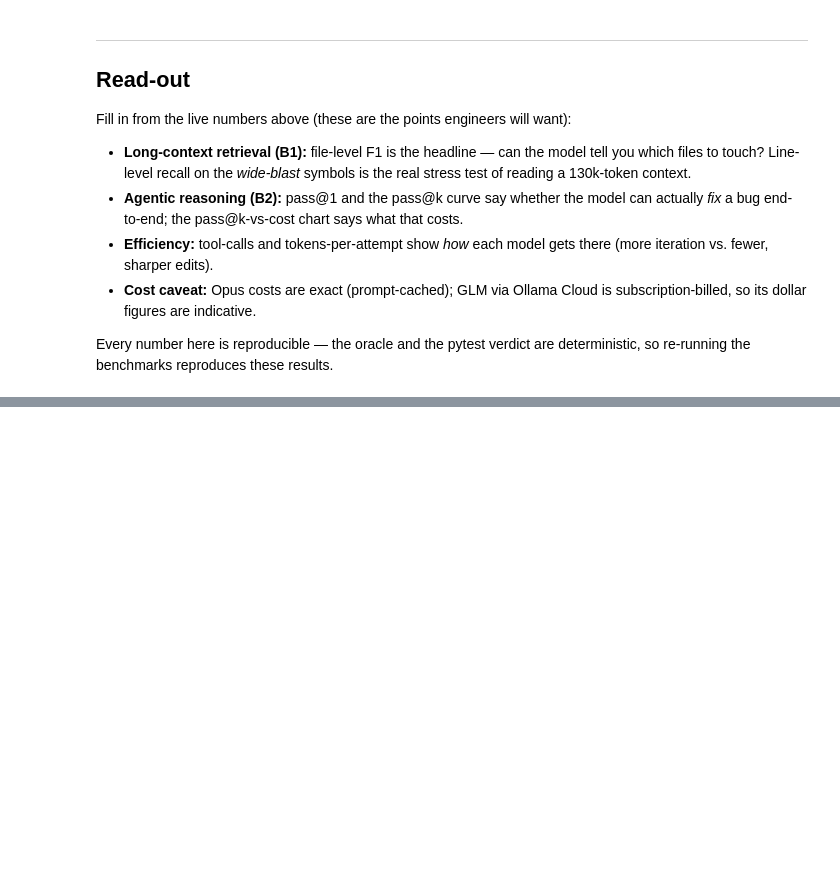
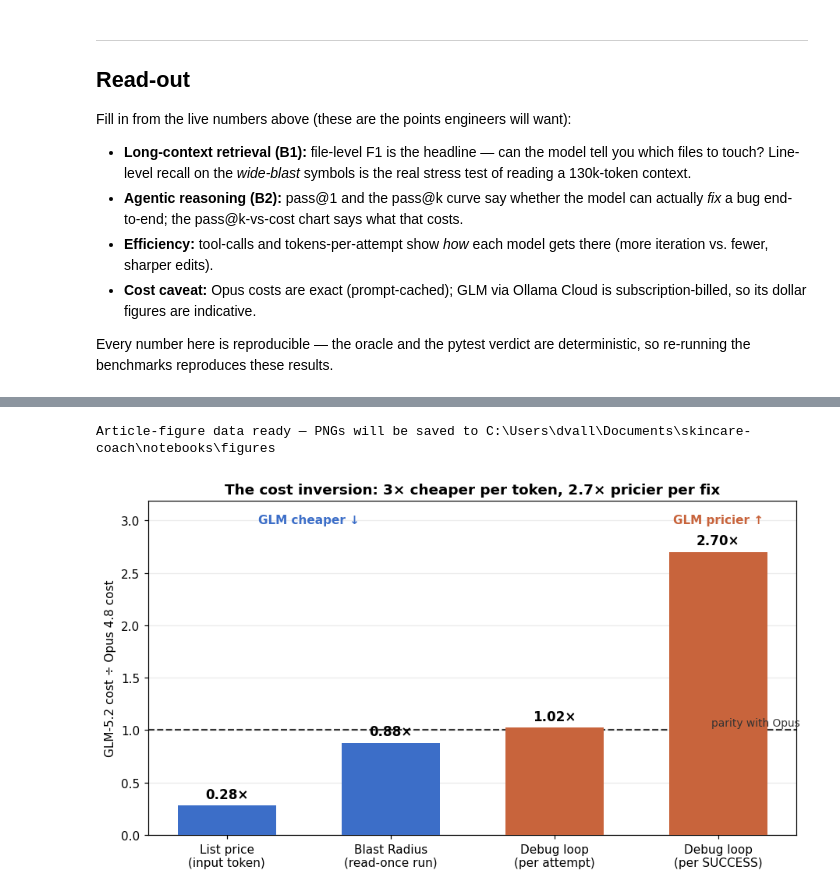
Before and after one commit to dvallslanaquera/skingraph, a Jupyter notebook: notebooks/benchmark_analysis.ipynb, the cells around one changed output, grey strips where cells are left out. Saved outputs shown, nothing was run; the diff lists cells and outputs as text; code cells hidden in the pictures; blank space fills up the shorter version.

Commit message:
docs: new plot figures to complement the experimental notebooks

```diff
--- a/notebooks/benchmark_analysis.ipynb
+++ b/notebooks/benchmark_analysis.ipynb
@@ -348,0 +364,77 @@ so re-running the benchmarks reproduces these results.
+# %%
+# === Article figures: shared setup =========================================
+# The six charts below are built straight from the two result files loaded above
+# and back the specific claims in the write-up. Chart text is kept in English so the
+# PNGs render cleanly without a Japanese font; each cell also saves a 150-dpi PNG
+# under notebooks/figures/ ready to drop into the article.
+import numpy as np
+
+FIGS = Path("figures"); FIGS.mkdir(exist_ok=True)
+OPUS_C, GLM_C = MODEL_COLORS["opus-4-8"], MODEL_COLORS["glm-5-2"]
+WIN, LOSE, TIE = GLM_C, OPUS_C, "#9AA0A6"  # blue = GLM-favorable, orange = Opus-favorable
+
+# List prices (USD / 1M tokens) + Anthropic cache multipliers — mirror
+# blast_radius/config.py (Opus $5/$25, GLM $1.40/$4.40) and models.py.
+PRICE = {"opus": {"inp": 5.0, "out": 25.0}, "glm": {"inp": 1.40, "out": 4.40}}
+CACHE_READ_MULT, CACHE_WRITE_MULT = 0.10, 1.25
+
+
+def savefig(fig, name):
+    fig.savefig(FIGS / name, dpi=150, bbox_inches="tight", facecolor="white")
+
+
+def median_trial(model):
+    """The trial whose total_tokens is closest to the reported median."""
+    med = model["aggregate"]["median_total_tokens"]
+    return min(model["trials"], key=lambda t: abs(t["total_tokens"] - med))
+
+
+def billed_input(t):
+    """Cache-weighted input tokens you actually pay for (Anthropic pricing)."""
+    return (t["total_input_tokens"]
+            + CACHE_WRITE_MULT * t["total_cache_creation_tokens"]
+            + CACHE_READ_MULT * t["total_cache_read_tokens"])
+
+
+if single and debug:
+    OP1, GL1 = single["models"]["opus-4-8"], single["models"]["glm-5-2"]
+    OP2, GL2 = debug["models"]["opus-4-8"], debug["models"]["glm-5-2"]
+    print("Article-figure data ready — PNGs will be saved to", FIGS.resolve())
+else:
+    print("Need both result files (latest.json + debug_loop_latest.json).")
+# %% [output]
+Article-figure data ready — PNGs will be saved to C:\Users\dvall\Documents\skincare-coach\notebooks\figures
+# %%
+# FIG 1 — The cost inversion: GLM cost relative to Opus across task shapes.
+# Bars below the parity line = GLM cheaper; above = GLM pricier. The same model
+# crosses from "3× cheaper" (list price) to "2.7× pricier" (per successful fix).
+if single and debug:
+    a1, b1 = OP1["aggregate"], GL1["aggregate"]
+    a2, b2 = OP2["aggregate"], GL2["aggregate"]
+    labels = ["List price\n(input token)", "Blast Radius\n(read-once run)",
+              "Debug loop\n(per attempt)", "Debug loop\n(per SUCCESS)"]
+    ratios = [PRICE["glm"]["inp"] / PRICE["opus"]["inp"],
+              b1["total_cost_usd"] / a1["total_cost_usd"],
+              b2["median_cost_usd"] / a2["median_cost_usd"],
+              b2["cost_per_pass_usd"] / a2["cost_per_pass_usd"]]
+    fig, ax = plt.subplots(figsize=(8.4, 4.8))
+    x = np.arange(len(labels))
+    ax.bar(x, ratios, color=[WIN if r < 1 else LOSE for r in ratios], width=0.6, zorder=3)
+    ax.axhline(1.0, color="#333", lw=1.4, ls="--", zorder=2)
+    ax.text(len(labels) - 0.5, 1.02, "parity with Opus", ha="right", va="bottom",
+            fontsize=9, color="#333")
+    for xi, r in zip(x, ratios):
+        ax.text(xi, r + 0.04, f"{r:.2f}×", ha="center", va="bottom",
+                fontsize=11, fontweight="bold")
+    ax.set_xticks(x); ax.set_xticklabels(labels)
+    ax.set_ylabel("GLM-5.2 cost ÷ Opus 4.8 cost")
+    ax.set_ylim(0, max(ratios) * 1.18)
+    ax.set_title("The cost inversion: 3× cheaper per token, 2.7× pricier per fix")
+    ax.grid(axis="x")
+    ax.text(0.5, max(ratios) * 1.10, "GLM cheaper ↓", ha="center", color=WIN,
+            fontsize=10, fontweight="bold")
+    ax.text(3.0, max(ratios) * 1.10, "GLM pricier ↑", ha="center", color=LOSE,
+            fontsize=10, fontweight="bold")
+    fig.tight_layout(); savefig(fig, "fig1_cost_inversion.png"); plt.show()
+# %% [output]
+[figure, added]
```
Also changed, not shown: parts of 16 cells of this notebook, 6 other files.
